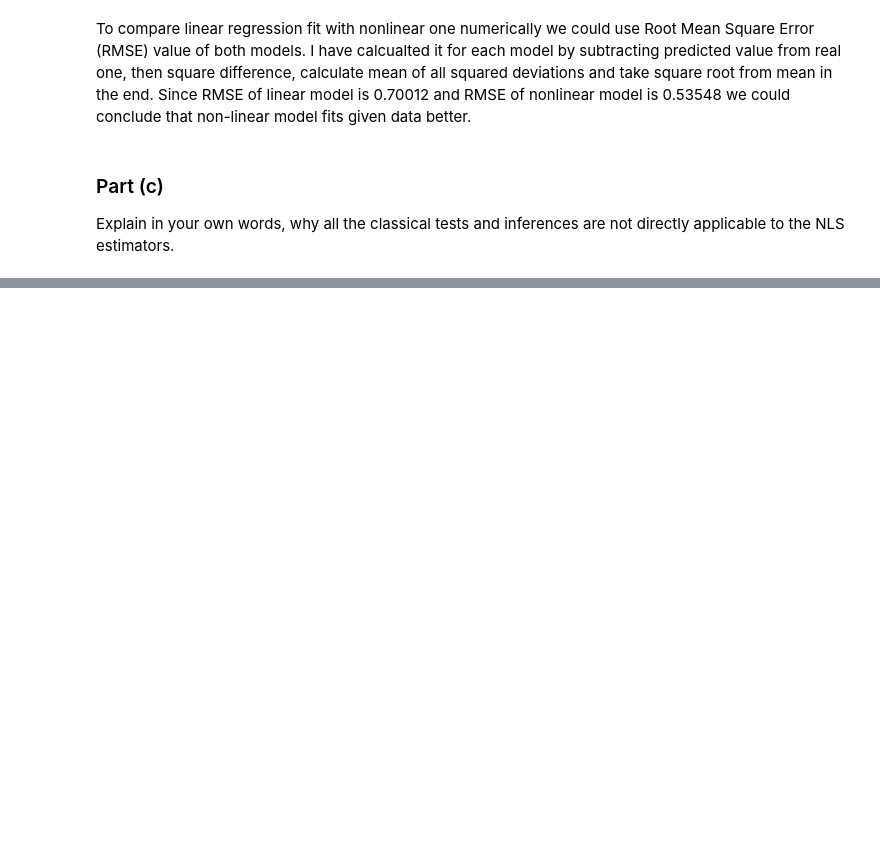
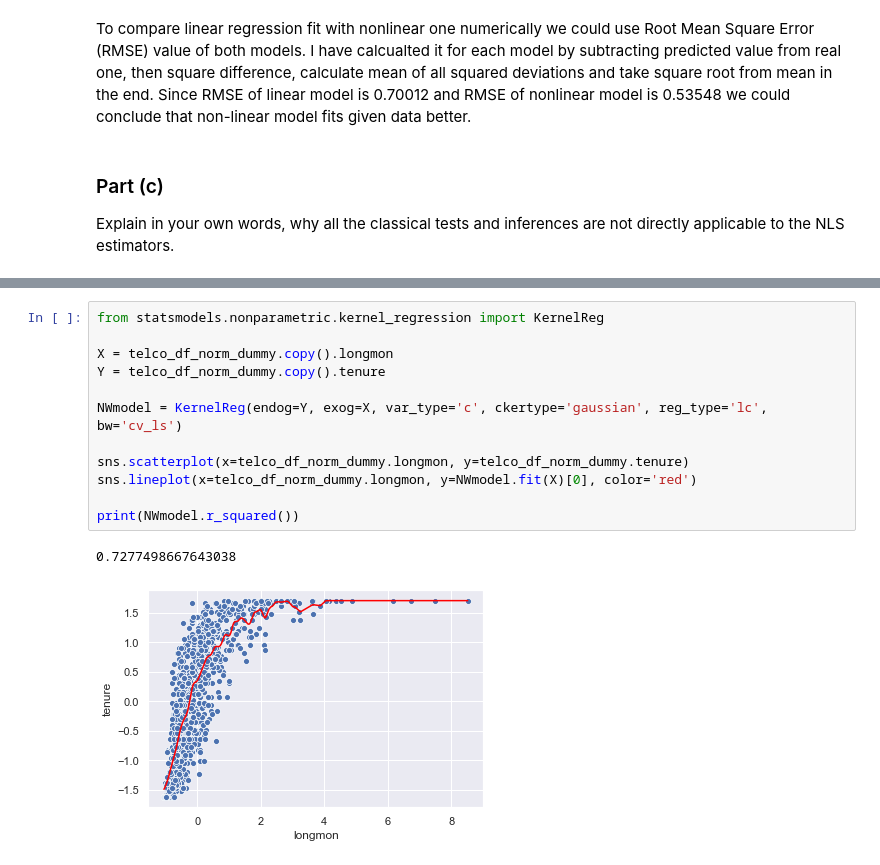
Before and after one commit to kai-wren/Statistic, a Jupyter notebook: Assignment 3.ipynb, the cells around one changed output, grey strips where cells are left out. Cells and saved outputs as stored; diff of their text form; blank space fills up the shorter version.

```diff
--- a/Assignment 3.ipynb
+++ b/Assignment 3.ipynb
@@ -260,0 +303,15 @@ Explain in your own words, why all the classical tests and inferences are not di
+# %%
+from statsmodels.nonparametric.kernel_regression import KernelReg
+
+X = telco_df_norm_dummy.copy().longmon
+Y = telco_df_norm_dummy.copy().tenure
+
+NWmodel = KernelReg(endog=Y, exog=X, var_type='c', ckertype='gaussian', reg_type='lc', bw='cv_ls')
+
+sns.scatterplot(x=telco_df_norm_dummy.longmon, y=telco_df_norm_dummy.tenure)
+sns.lineplot(x=telco_df_norm_dummy.longmon, y=NWmodel.fit(X)[0], color='red')
+
+print(NWmodel.r_squared())
+# %% [output]
+0.7277498667643038
+[figure, added]
```
Also changed, not shown: parts of 10 cells of this notebook.
